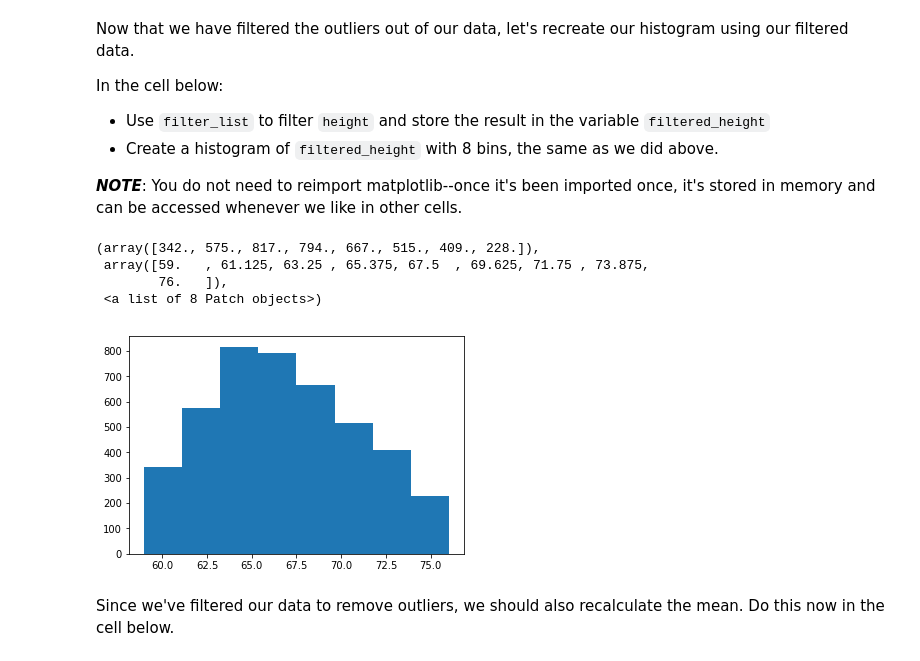
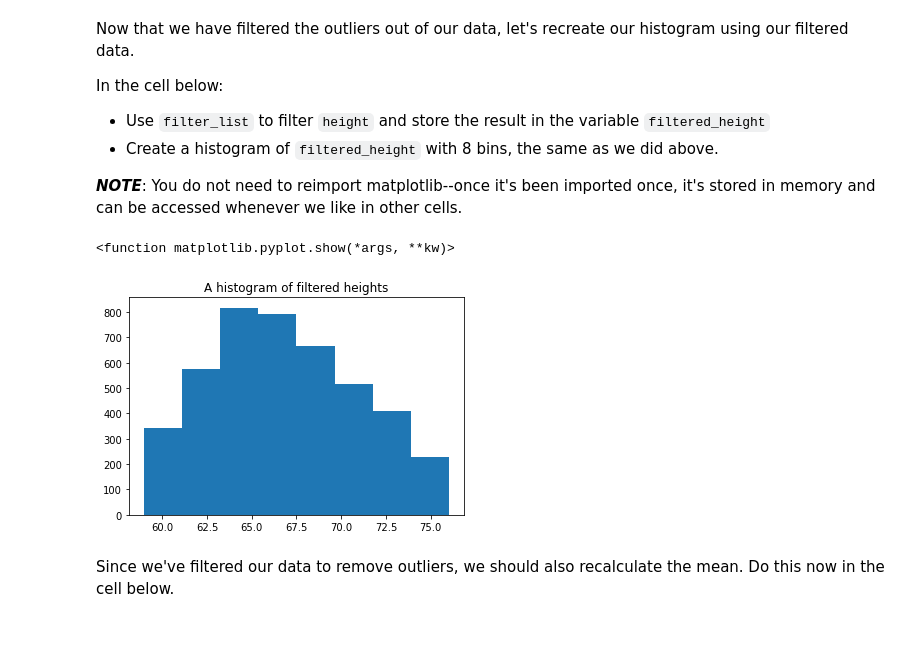
Before and after one commit to max-miller/dsc-implementing-statistics-with-functions-lab-nyc-ds-career-042219, a Jupyter notebook: index.ipynb, the cells around one changed output. Cells and saved outputs as stored; diff of their text form; code cells hidden in the pictures; blank space fills up the shorter version.

```diff
--- a/index.ipynb
+++ b/index.ipynb
@@ -163,13 +163,11 @@ In the cell below:
 # %%
 filtered_height = filter_list(height)
 plt.hist(filtered_height, bins =8)
-plt.title("A histogram of filtered heighs")
+plt.title("A histogram of filtered heights")
+plt.show
 # %% [output]
-(array([342., 575., 817., 794., 667., 515., 409., 228.]),
- array([59.   , 61.125, 63.25 , 65.375, 67.5  , 69.625, 71.75 , 73.875,
-        76.   ]),
- <a list of 8 Patch objects>)
+<function matplotlib.pyplot.show(*args, **kw)>
-[figure, old version]
+[figure, new version]
 # %% [markdown]
 Since we've filtered our data to remove outliers, we should also recalculate the mean.  Do this now in the cell below.
 # %%
```
